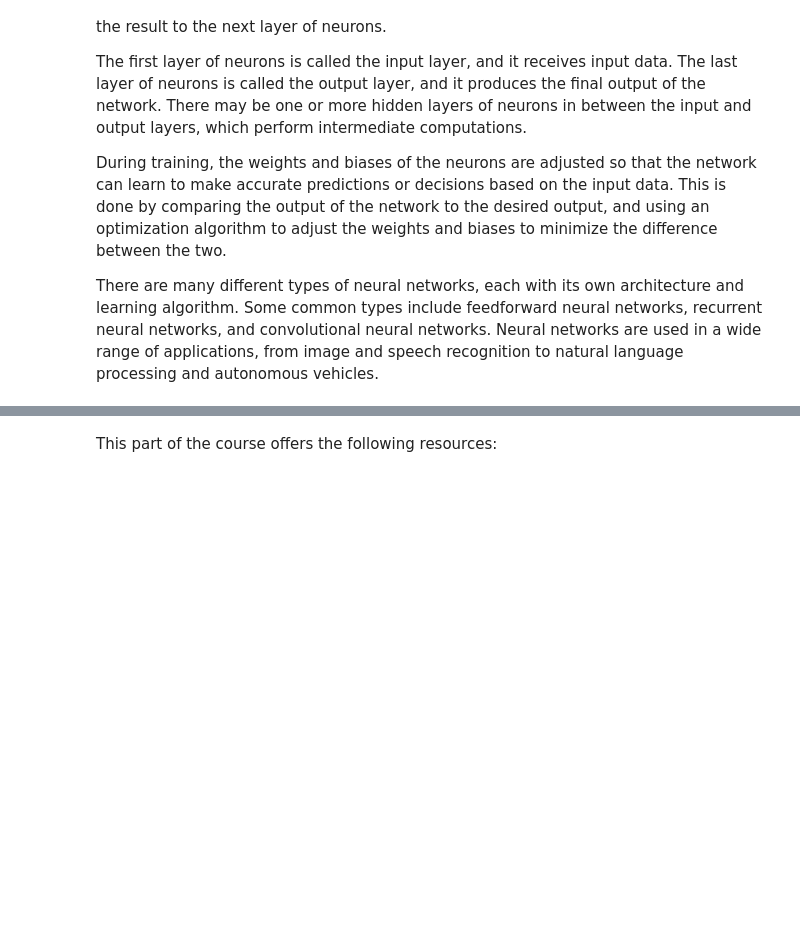
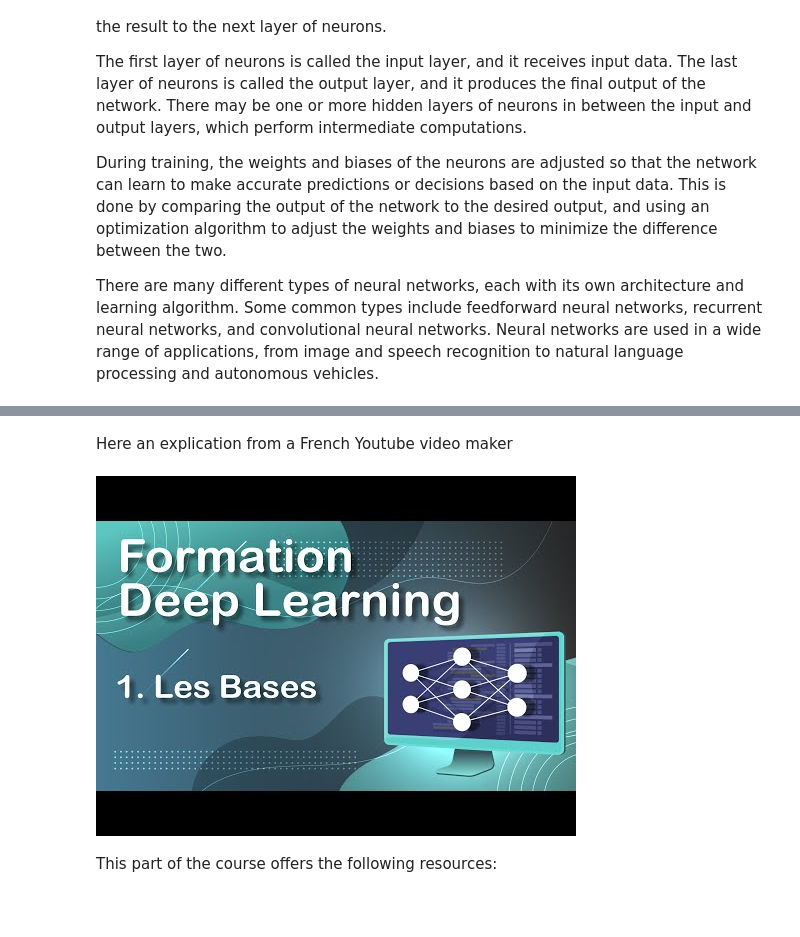
Before and after one commit to symmeHub/positron, a Jupyter notebook: book/machine_learning/support_material.ipynb, the cells around one changed output, grey strips where cells are left out. Drawn from its saved outputs; the diff is of its cells as text; code cells hidden in the pictures; blank space fills up the shorter version.

```diff
--- a/book/machine_learning/support_material.ipynb
+++ b/book/machine_learning/support_material.ipynb
@@ -42,3 +48,9 @@ YouTubeVideo("aircAruvnKk")
+# %% [markdown]
+Here an explication from a French Youtube video maker
+# %%
+YouTubeVideo("XUFLq6dKQok")
+# %% [output]
+[figure, added]
 # %% [markdown]
 This part of the course offers the following resources:
 
```
Also changed, not shown: parts of 3 cells of this notebook.
